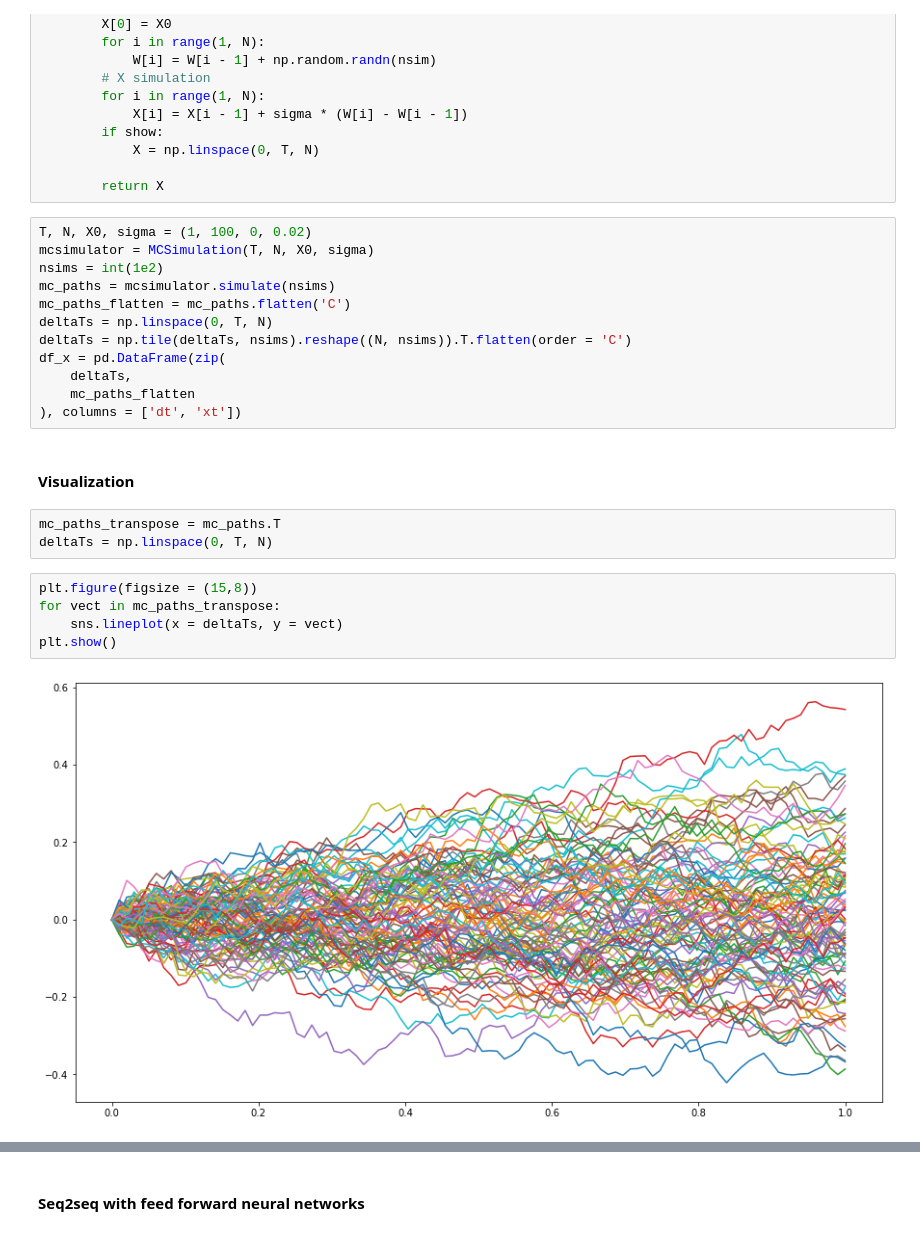
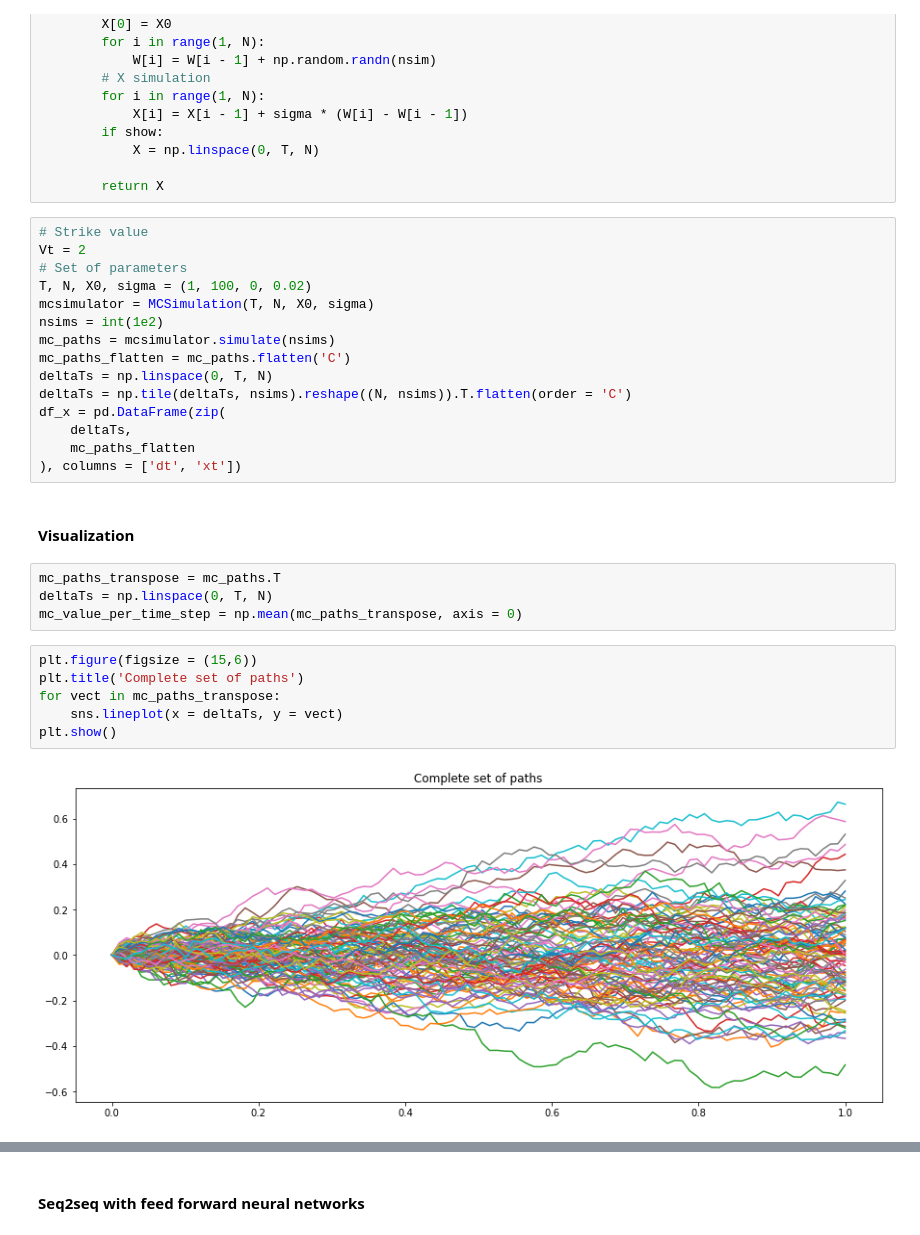
Before and after one commit to borjaf696/LGM_BFSDE, a Jupyter notebook: notebooks/simulation.ipynb, the cells around one changed output, grey strips where cells are left out. Cells and saved outputs as stored; diff of their text form.

```diff
--- a/notebooks/simulation.ipynb
+++ b/notebooks/simulation.ipynb
@@ -59,6 +59,9 @@ class MCSimulation():
 
         return X
 # %%
+# Strike value
+Vt = 2
+# Set of parameters
 T, N, X0, sigma = (1, 100, 0, 0.02)
 mcsimulator = MCSimulation(T, N, X0, sigma)
 nsims = int(1e2)
@@ -75,10 +78,12 @@ df_x = pd.DataFrame(zip(
 # %%
 mc_paths_transpose = mc_paths.T
 deltaTs = np.linspace(0, T, N)
+mc_value_per_time_step = np.mean(mc_paths_transpose, axis = 0)
 # %%
-plt.figure(figsize = (15,8))
+plt.figure(figsize = (15,6))
+plt.title('Complete set of paths')
 for vect in mc_paths_transpose:
     sns.lineplot(x = deltaTs, y = vect)
 plt.show()
 # %% [output]
-[figure, old version]
+[figure, new version]
```
Also changed, not shown: parts of 14 cells of this notebook, 1 other file.
